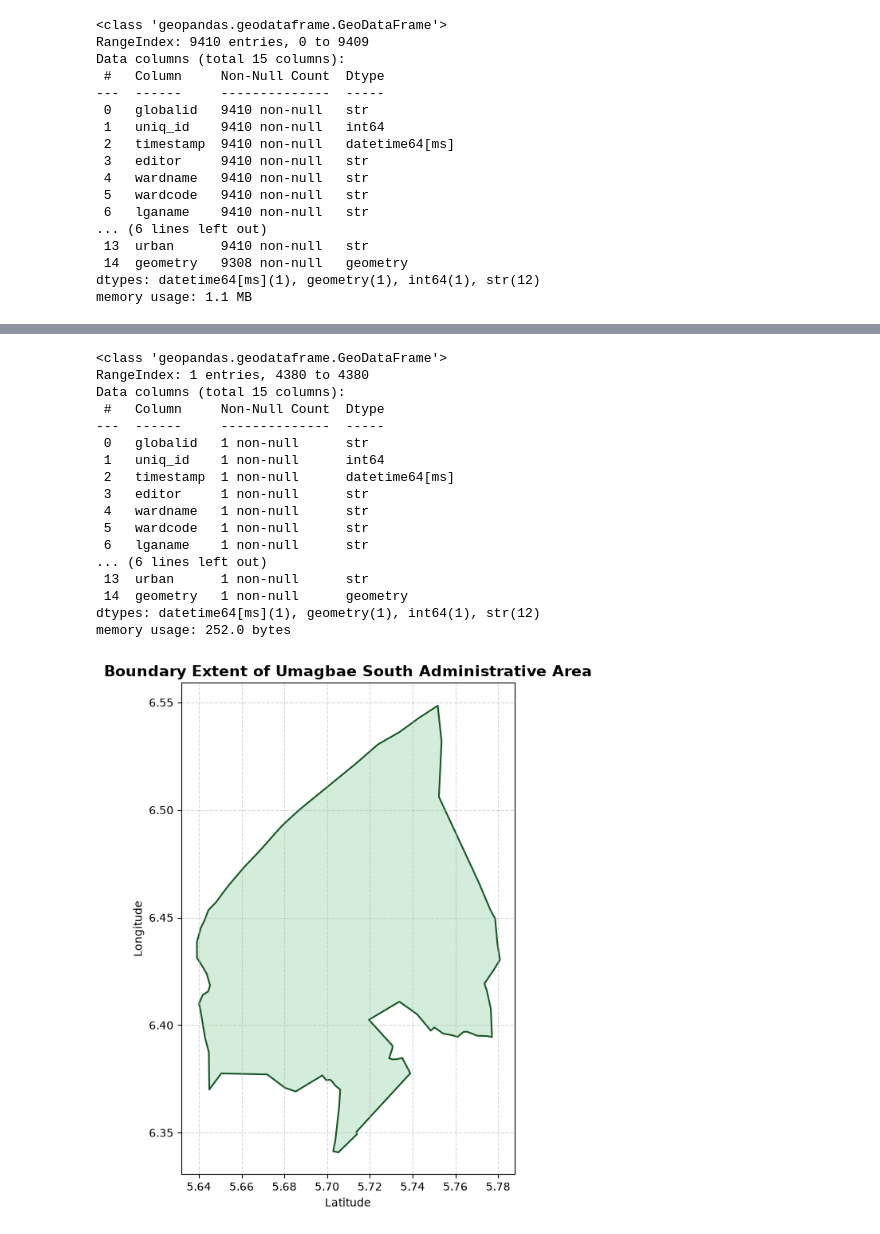
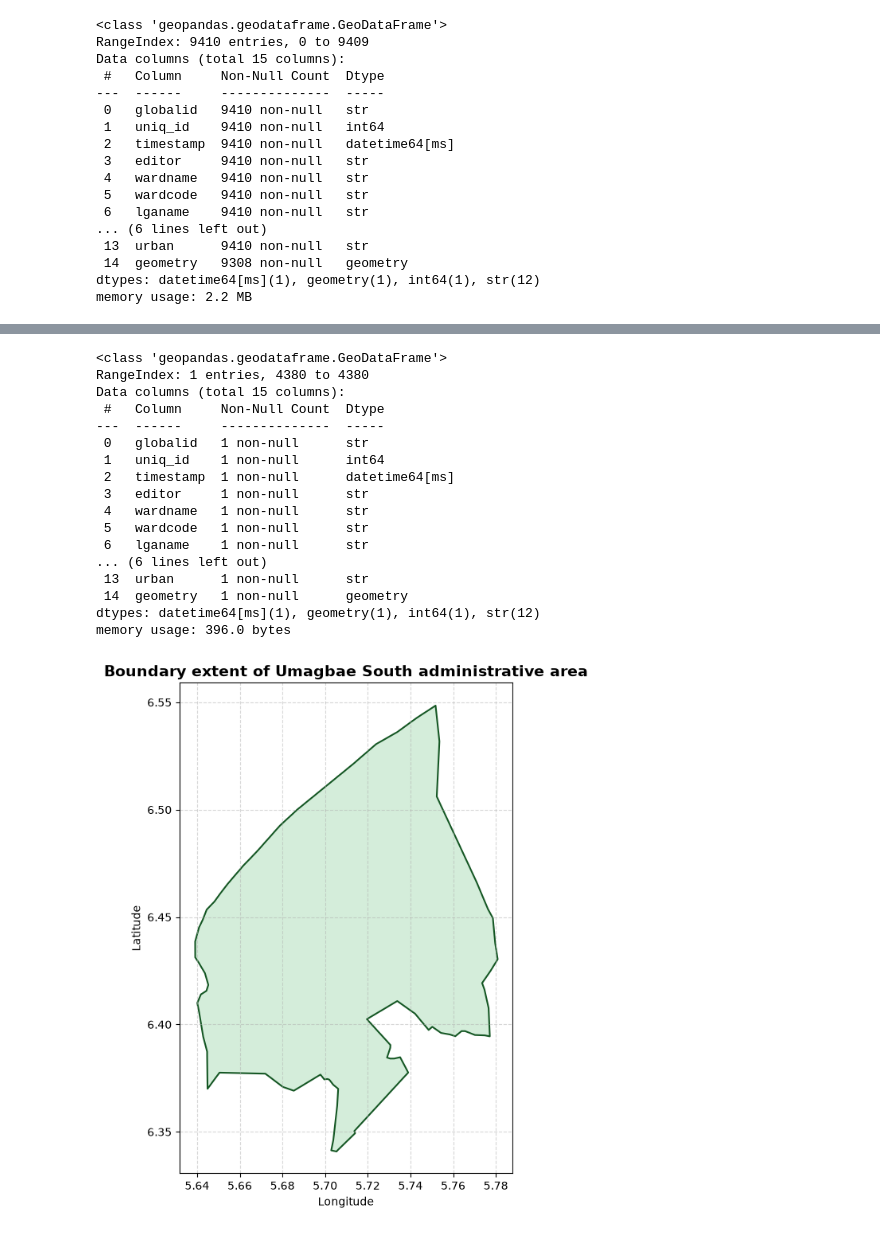
Before and after one commit to obinna2001/Urban-Land-Cover-Change-Uteh-Iwogban-and-Environs-Benin-City-2016-2025, a Jupyter notebook: src/land_cover_change/analysis/01_clip_and_visualise_area_of_interest.ipynb, the cells around one changed output, grey strips where cells are left out. Cells and saved outputs as stored; diff of their text form; code cells hidden in the pictures.

Commit message:
refactor: create custom functions for reusable logic in 01_clip_and_visualise_area_of_interest.ipynb

```diff
--- a/src/land_cover_change/analysis/01_clip_and_visualise_area_of_interest.ipynb
+++ b/src/land_cover_change/analysis/01_clip_and_visualise_area_of_interest.ipynb
@@ -13,9 +21,13 @@ from land_cover_change.config.config import resolved_config
 # %%
-# Instantiate path to base data shapefile
-shapefile_path = resolved_config.dataset.raw_dataset.base_data
+# Resolve configured input and output paths.
+base_boundary_path = Path(resolved_config.dataset.raw_dataset.base_data)
+raw_aoi_path = Path(resolved_config.dataset.raw_dataset.aoi_geojson)
+processed_aoi_path = Path(
+    resolved_config.dataset.processed_dataset.aoi_shapefile
+)
 # %%
-# load data
-administrative_boundaries = gpd.read_file(shapefile_path)
+# Load and validate the Nigeria administrative-boundary dataset.
+administrative_boundaries = load_vector_data(base_boundary_path)
 administrative_boundaries.head(2)
 # %% [output]
 |  | globalid | uniq_id | timestamp | editor | wardname | wardcode | lganame | lgacode | statename | statecode | ... |
@@ -41,21 +53,22 @@ Data columns (total 15 columns):
  13  urban      9410 non-null   str
  14  geometry   9308 non-null   geometry
 dtypes: datetime64[ms](1), geometry(1), int64(1), str(12)
-memory usage: 1.1 MB
+memory usage: 2.2 MB
 # %%
-# Filter and create a dataframe based on the ward/location of interest
-ward_boundaries = (
-    administrative_boundaries.loc[(administrative_boundaries['wardname'] == "Umagbae South")&
-    (administrative_boundaries['statename'] == "Edo")]
+# Select the administrative area used as context for drawing the AOI.
+ward_boundaries = select_administrative_area(
+    administrative_boundaries,
+    ward_name="Umagbae South",
+    state_name="Edo",
 )
 
-# Display Data
+# Display the selected ward.
 ward_boundaries
 # %% [output]
 |  | globalid | uniq_id | timestamp | editor | wardname | wardcode | lganame | lgacode | statename | statecode | ... |
 | 4380 | 1f46a45d-e349-4e24-afa1-fab7c1568f60 | 497240 | 2019-03-16 | oluseye.abraham | Umagbae South | EDSEHR03 | Uhunmwonde | 12018 | Edo | ED | ... |
 # %%
-# DISPLAY DATATYPE OF WARD_BOUNDARIES
+# Inspect the selected ward.
 ward_boundaries.info()
 # %% [output]
 <class 'geopandas.geodataframe.GeoDataFrame'>
@@ -74,18 +87,27 @@ Data columns (total 15 columns):
  13  urban      1 non-null      str
  14  geometry   1 non-null      geometry
 dtypes: datetime64[ms](1), geometry(1), int64(1), str(12)
-memory usage: 252.0 bytes
+memory usage: 396.0 bytes
 # %%
-# PLOT UMAGBAE SOUTH ADMINISTRATIVE AREA POLYGON
+# Plot the Umagbae South administrative boundary.
 fig, ax = plt.subplots(figsize=(8, 8))
 
-ward_boundaries['geometry'].plot(ax=ax, color='#D4EDDA', edgecolor='#155724', linewidth=1.5)
+ward_boundaries.plot(
+    ax=ax,
+    color="#D4EDDA",
+    edgecolor="#155724",
+    linewidth=1.5,
+)
 
-ax.set_title("Boundary Extent of Umagbae South Administrative Area", fontsize=14, fontweight='bold')
-ax.set_ylabel("Longitude")
-ax.set_xlabel("Latitude")
-ax.grid(True, linestyle='--', alpha=0.5)
+ax.set_title(
+    "Boundary extent of Umagbae South administrative area",
+    fontsize=14,
+    fontweight="bold",
+)
+ax.set_xlabel("Longitude")
+ax.set_ylabel("Latitude")
+ax.grid(True, linestyle="--", alpha=0.5)
 plt.show()
 # %% [output]
-[figure, old version]
+[figure, new version]
 # %%
```
Also changed, not shown: parts of 5 cells of this notebook, 11 other files.
